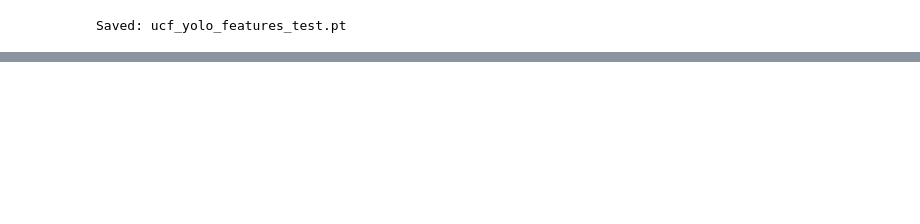
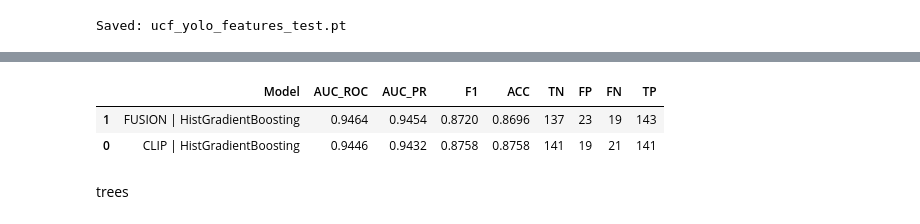
Before and after one commit to YuvalGarzon/Seminar-Project-Real-time-Crowd-Anomaly, a Jupyter notebook: ProjectRealTimeCrowdAnomaly.ipynb, the cells around one changed output, grey strips where cells are left out. Cells and saved outputs as stored; diff of their text form; code cells hidden in the pictures; blank space fills up the shorter version.

```diff
--- a/ProjectRealTimeCrowdAnomaly.ipynb
+++ b/ProjectRealTimeCrowdAnomaly.ipynb
@@ -1295,0 +1467,25 @@ plt.show()
+# %%
+import pandas as pd
+
+rows = []
+for r in results:
+    if "HistGradientBoosting" in r["name"]:
+        tn, fp = r["CM"][0]
+        fn, tp = r["CM"][1]
+        rows.append({
+            "Model": r["name"],
+            "AUC_ROC": round(r["AUC_ROC"], 4),
+            "AUC_PR": round(r["AUC_PR"], 4),
+            "F1": round(r["F1"], 4),
+            "ACC": round(r["ACC"], 4),
+            "TN": int(tn), "FP": int(fp), "FN": int(fn), "TP": int(tp)
+        })
+
+df_hgb = pd.DataFrame(rows).sort_values("AUC_ROC", ascending=False)
+df_hgb
+# %% [output]
+|  | Model | AUC_ROC | AUC_PR | F1 | ACC | TN | FP | FN | TP |
+| 1 | FUSION | HistGradientBoosting | 0.9464 | 0.9454 | 0.8720 | 0.8696 | 137 | 23 | 19 | 143 |
+| 0 | CLIP | HistGradientBoosting | 0.9446 | 0.9432 | 0.8758 | 0.8758 | 141 | 19 | 21 | 141 |
+# %% [markdown]
+trees
```
Also changed, not shown: parts of 30 cells of this notebook.
